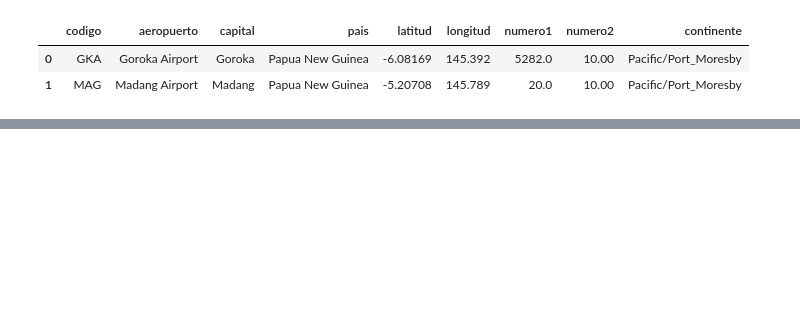
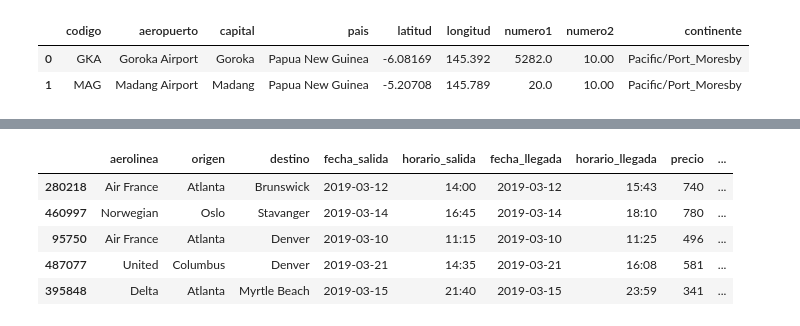
Before and after one commit to cotarelorodrigo/BDD, a Jupyter notebook: notebooks/csv_generator.ipynb, the cells around one changed output, grey strips where cells are left out. Saved outputs shown, nothing was run; the diff lists cells and outputs as text; code cells hidden in the pictures; blank space fills up the shorter version.

```diff
--- a/notebooks/csv_generator.ipynb
+++ b/notebooks/csv_generator.ipynb
@@ -208,0 +190,15 @@ a.to_csv('../csv/info_vuelos_full.csv', index = None, header = True)
+# %%
+# Eliminamos columnas innecesarias
+a = a.drop(columns=['cod_origen', 'cod_destino'])
+# %%
+# Pasamos a entero el precio (para mejorar la performance)
+a['precio'] = a['precio'].astype(int)
+# %%
+a.sample(5)
+# %% [output]
+|  | aerolinea | origen | destino | fecha_salida | horario_salida | fecha_llegada | horario_llegada | precio | ... |
+| 280218 | Air France | Atlanta | Brunswick | 2019-03-12 | 14:00 | 2019-03-12 | 15:43 | 740 | ... |
+| 460997 | Norwegian | Oslo | Stavanger | 2019-03-14 | 16:45 | 2019-03-14 | 18:10 | 780 | ... |
+| 95750 | Air France | Atlanta | Denver | 2019-03-10 | 11:15 | 2019-03-10 | 11:25 | 496 | ... |
+| 487077 | United | Columbus | Denver | 2019-03-21 | 14:35 | 2019-03-21 | 16:08 | 581 | ... |
+| 395848 | Delta | Atlanta | Myrtle Beach | 2019-03-15 | 21:40 | 2019-03-15 | 23:59 | 341 | ... |
```
Also changed, not shown: parts of 35 cells of this notebook, 2 other files.
